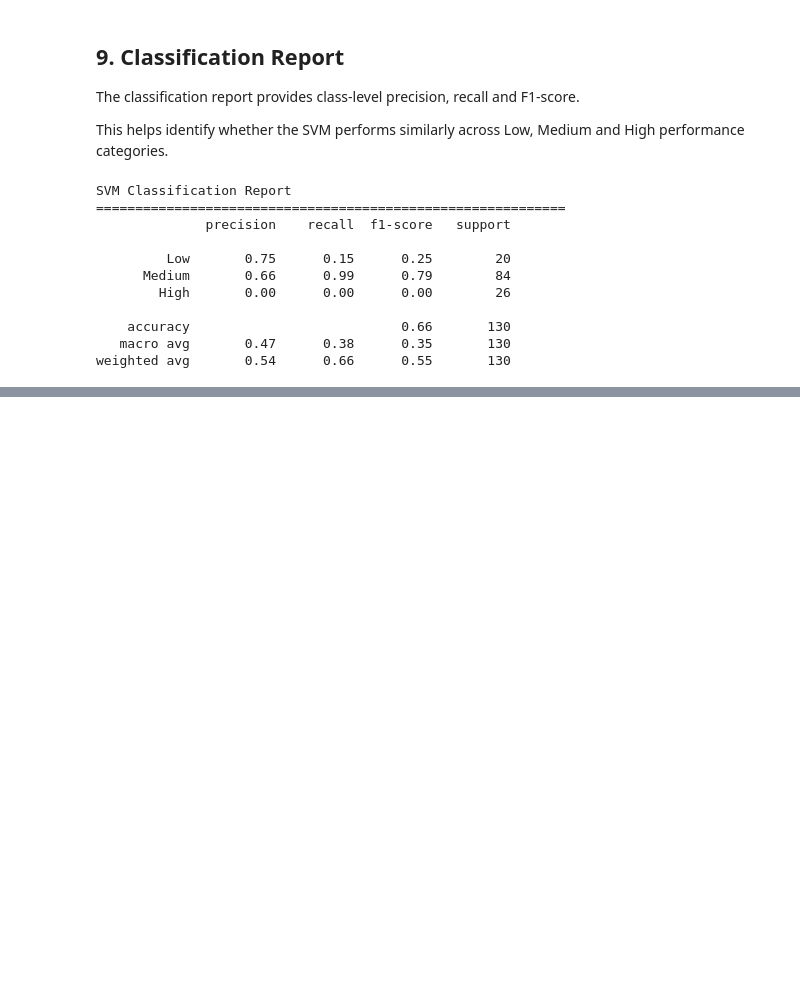
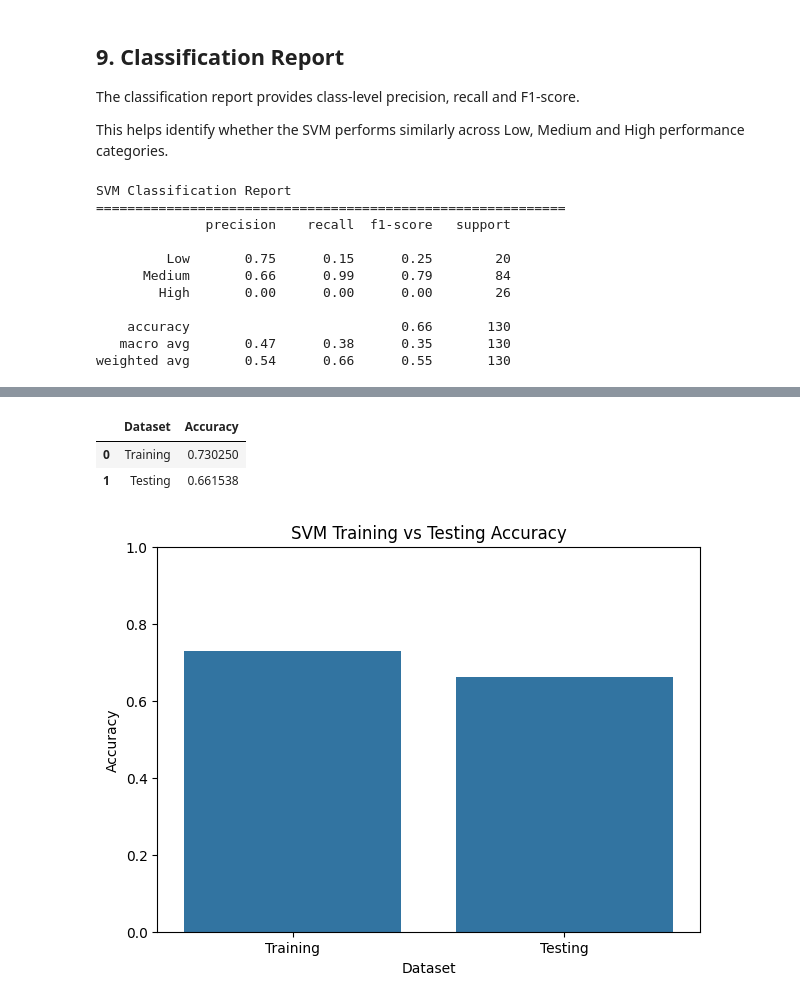
Before and after one commit to lightcode01-oss/IYB_INTERNSHIP, a Jupyter notebook: Day_12_SVM_Classification_Model.ipynb, the cells around one changed output, grey strips where cells are left out. Saved outputs shown, nothing was run; the diff lists cells and outputs as text; code cells hidden in the pictures; blank space fills up the shorter version.

```diff
--- a/Day_12_SVM_Classification_Model.ipynb
+++ b/Day_12_SVM_Classification_Model.ipynb
@@ -701,0 +762,44 @@ weighted avg       0.54      0.66      0.55       130
+# %%
+# Calculate training and testing accuracy
+
+svm_train_accuracy = accuracy_score(
+    y_train,
+    y_train_pred
+)
+
+svm_test_accuracy = accuracy_score(
+    y_test,
+    y_test_pred
+)
+
+accuracy_comparison = pd.DataFrame({
+    "Dataset": ["Training", "Testing"],
+    "Accuracy": [
+        svm_train_accuracy,
+        svm_test_accuracy
+    ]
+})
+
+display(accuracy_comparison)
+# %% [output]
+|  | Dataset | Accuracy |
+| 0 | Training | 0.730250 |
+| 1 | Testing | 0.661538 |
+# %%
+# Plot training vs testing accuracy
+
+plt.figure(figsize=(7, 5))
+
+sns.barplot(
+    data=accuracy_comparison,
+    x="Dataset",
+    y="Accuracy"
+)
+
+plt.ylim(0, 1)
+plt.title("SVM Training vs Testing Accuracy")
+plt.ylabel("Accuracy")
+
+plt.show()
+# %% [output]
+[figure, added]
```
Also changed, not shown: parts of 6 cells of this notebook.
